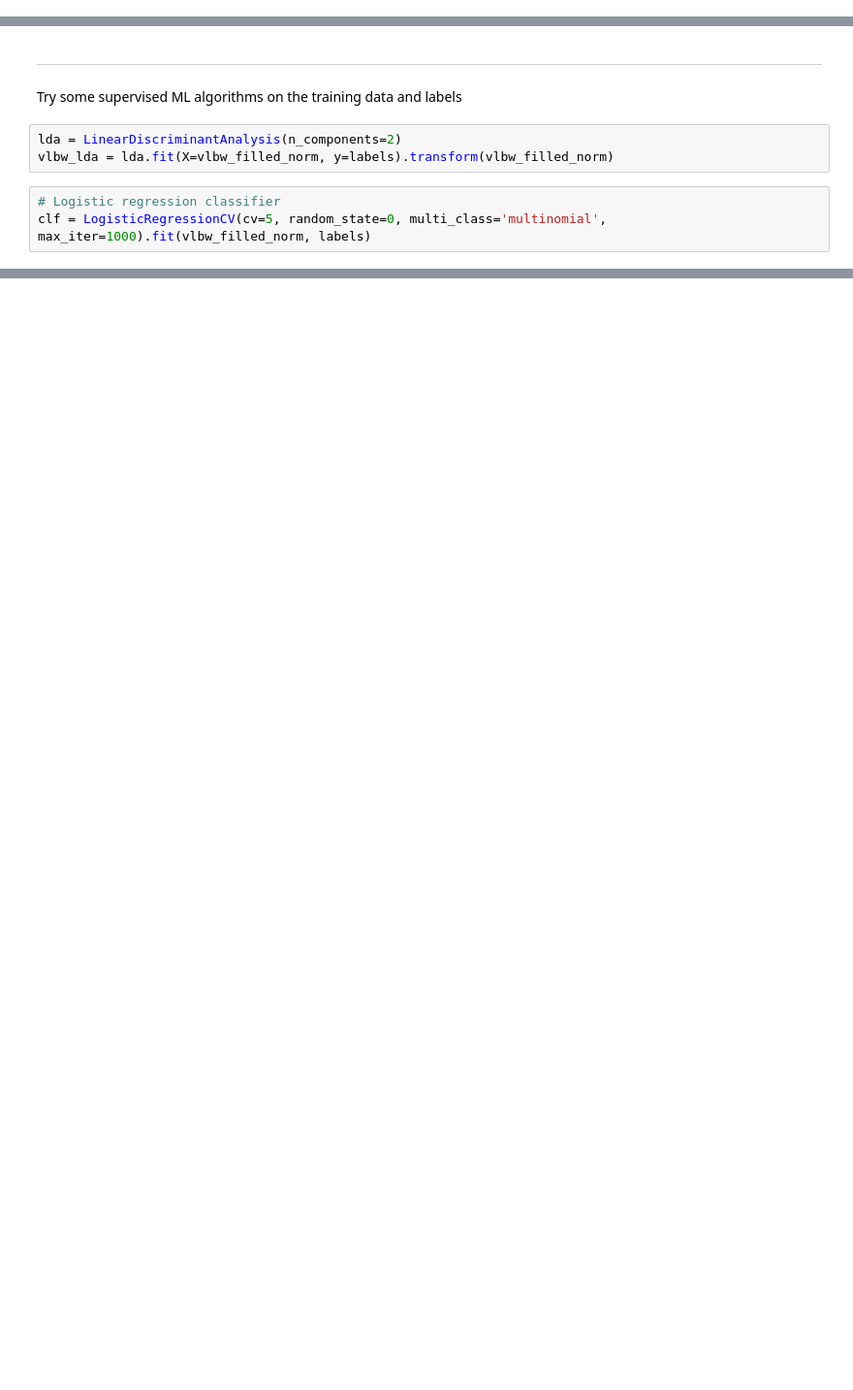
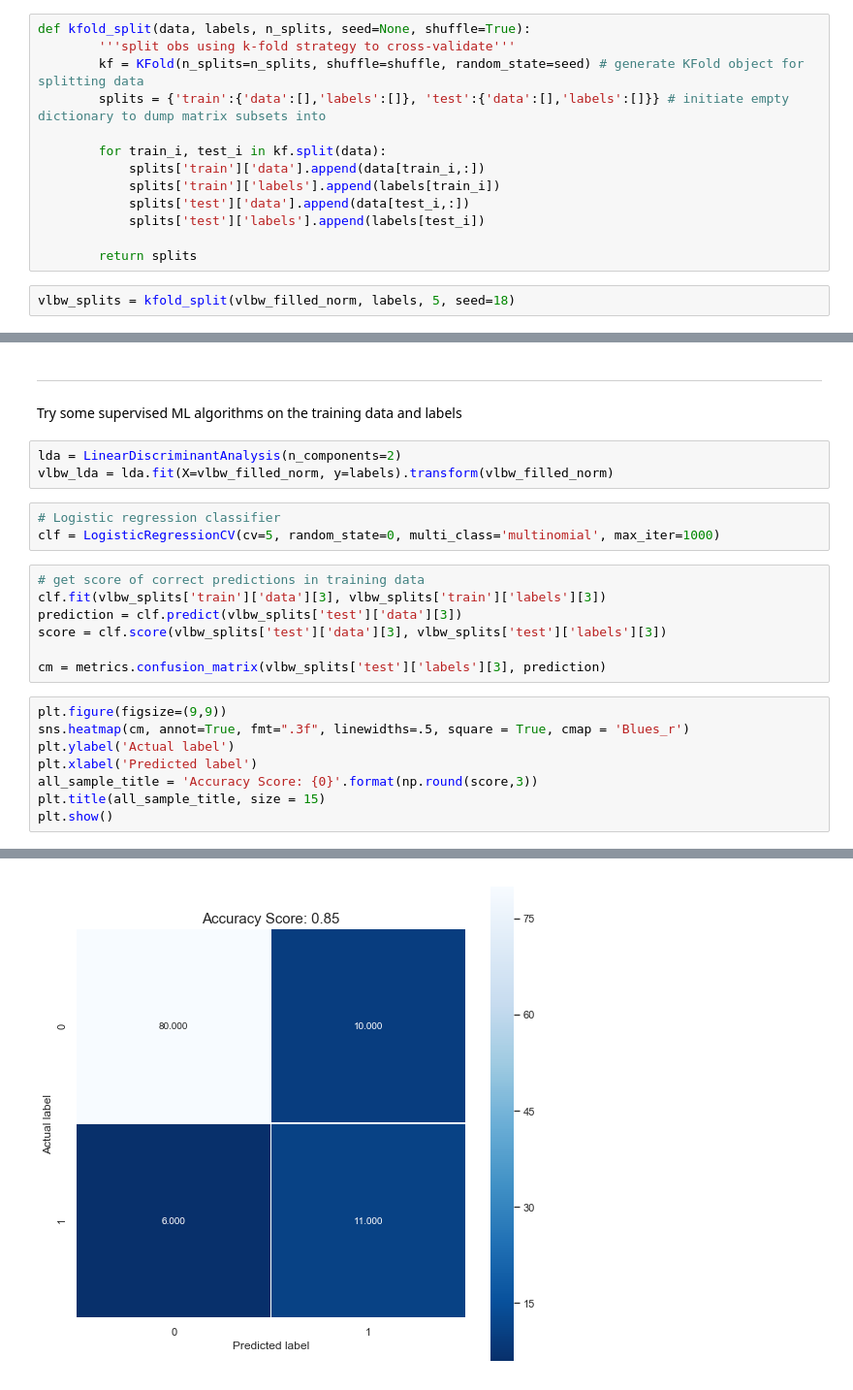
Before and after one commit to codyheiser/canb-ML, a Jupyter notebook: supervised_alg_testing.ipynb, the cells around one changed output, grey strips where cells are left out. Shown: that part at 97% size. Cells and saved outputs as stored; diff of their text form; blank space fills up the shorter version.

Commit message:
benchmarking classifiers with kfold cross-validation

```diff
--- a/supervised_alg_testing.ipynb
+++ b/supervised_alg_testing.ipynb
@@ -38,0 +65,15 @@ vlbw_filled_norm = normalize(vlbw_filled, axis=1, norm='l1')
+# %%
+def kfold_split(data, labels, n_splits, seed=None, shuffle=True):
+        '''split obs using k-fold strategy to cross-validate'''
+        kf = KFold(n_splits=n_splits, shuffle=shuffle, random_state=seed) # generate KFold object for splitting data
+        splits = {'train':{'data':[],'labels':[]}, 'test':{'data':[],'labels':[]}} # initiate empty dictionary to dump matrix subsets into
+
+        for train_i, test_i in kf.split(data):
+            splits['train']['data'].append(data[train_i,:])
+            splits['train']['labels'].append(labels[train_i])
+            splits['test']['data'].append(data[test_i,:])
+            splits['test']['labels'].append(labels[test_i])
+
+        return splits
+# %%
+vlbw_splits = kfold_split(vlbw_filled_norm, labels, 5, seed=18)
@@ -44,4 +94,20 @@ lda = LinearDiscriminantAnalysis(n_components=2)
 vlbw_lda = lda.fit(X=vlbw_filled_norm, y=labels).transform(vlbw_filled_norm)
 # %%
 # Logistic regression classifier
-clf = LogisticRegressionCV(cv=5, random_state=0, multi_class='multinomial', max_iter=1000).fit(vlbw_filled_norm, labels)
+clf = LogisticRegressionCV(cv=5, random_state=0, multi_class='multinomial', max_iter=1000)
+# %%
+# get score of correct predictions in training data
+clf.fit(vlbw_splits['train']['data'][3], vlbw_splits['train']['labels'][3])
+prediction = clf.predict(vlbw_splits['test']['data'][3])
+score = clf.score(vlbw_splits['test']['data'][3], vlbw_splits['test']['labels'][3])
+
+cm = metrics.confusion_matrix(vlbw_splits['test']['labels'][3], prediction)
+# %%
+plt.figure(figsize=(9,9))
+sns.heatmap(cm, annot=True, fmt=".3f", linewidths=.5, square = True, cmap = 'Blues_r')
+plt.ylabel('Actual label')
+plt.xlabel('Predicted label')
+all_sample_title = 'Accuracy Score: {0}'.format(np.round(score,3))
+plt.title(all_sample_title, size = 15)
+plt.show()
+# %% [output]
@@ -47,0 +115 @@ clf = LogisticRegressionCV(cv=5, random_state=0, multi_class='multinomial', max_
+[figure, added]
```
Also changed, not shown: parts of 10 cells of this notebook, 8 other files.
